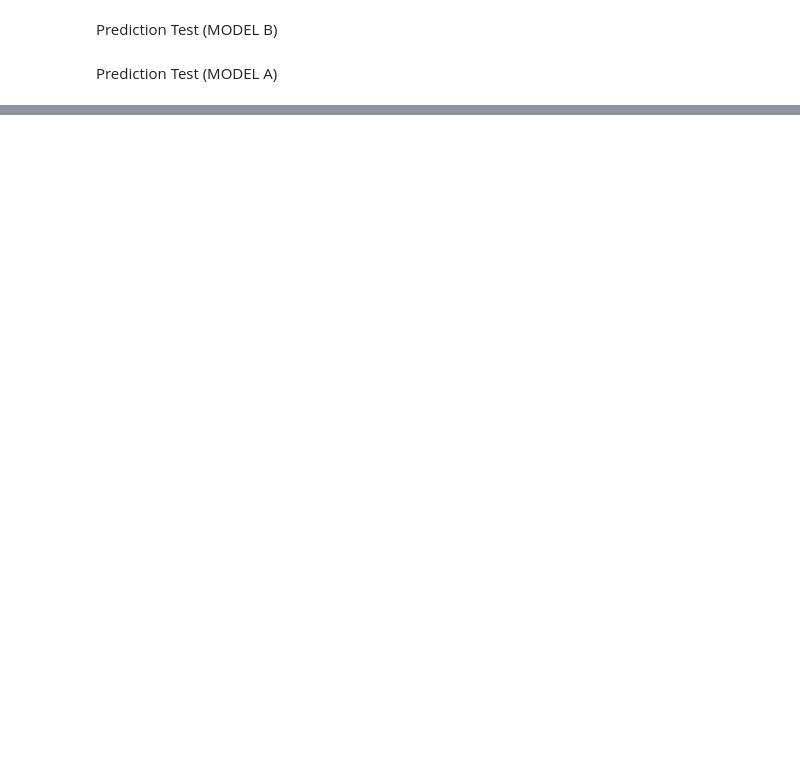
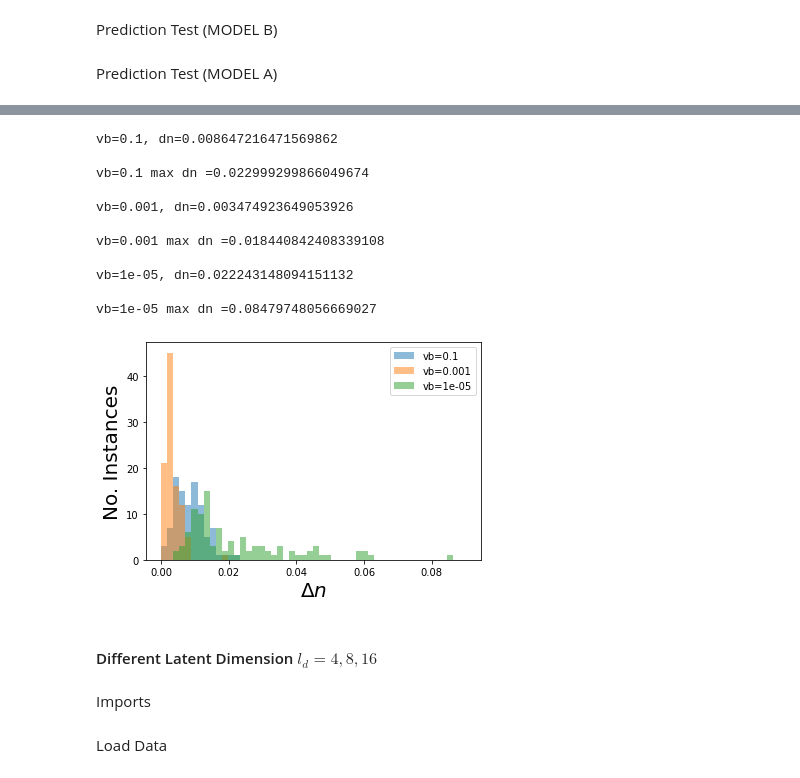
Before and after one commit to emacosta95/dft_autoencoder, a Jupyter notebook: Test.ipynb, the cells around one changed output, grey strips where cells are left out. Drawn from its saved outputs; the diff is of its cells as text; code cells hidden in the pictures; blank space fills up the shorter version.

```diff
--- a/Test.ipynb
+++ b/Test.ipynb
@@ -76,0 +204,29 @@ tensor(0.1307, dtype=torch.float64, grad_fn=<MulBackward0>) tensor(0.1106, dtype
+# %%
+dn={}
+
+for vb in vbs:
+    dn[vb]=np.sum(np.abs(gs_density[vb]-min_density[vb]),axis=-1)*(1/256)
+    print(f'vb={vb}, dn={np.average(dn[vb])} \n')
+    print(f'vb={vb} max dn ={np.max(dn[vb])} \n')
+    plt.hist(dn[vb],bins=50,label=f'vb={vb}',range=(0,0.09),alpha=0.5)
+plt.xlabel(r'$\Delta n$',fontsize=20)
+plt.ylabel(r'No. Instances',fontsize=20)
+plt.legend()
+plt.show()
+# %% [output]
+vb=0.1, dn=0.008647216471569862
+
+vb=0.1 max dn =0.022999299866049674
+
+vb=0.001, dn=0.003474923649053926
+
+vb=0.001 max dn =0.018440842408339108
+
+vb=1e-05, dn=0.022243148094151132
+
+vb=1e-05 max dn =0.08479748056669027
+[figure, added]
+# %% [markdown]
+#### Different Latent Dimension $l_d=4,8,16$
+# %% [markdown]
+Imports
@@ -76,0 +236,2 @@ tensor(0.1307, dtype=torch.float64, grad_fn=<MulBackward0>) tensor(0.1106, dtype
+# %% [markdown]
+Load Data
```
Also changed, not shown: parts of 32 cells of this notebook, 11 other files.
